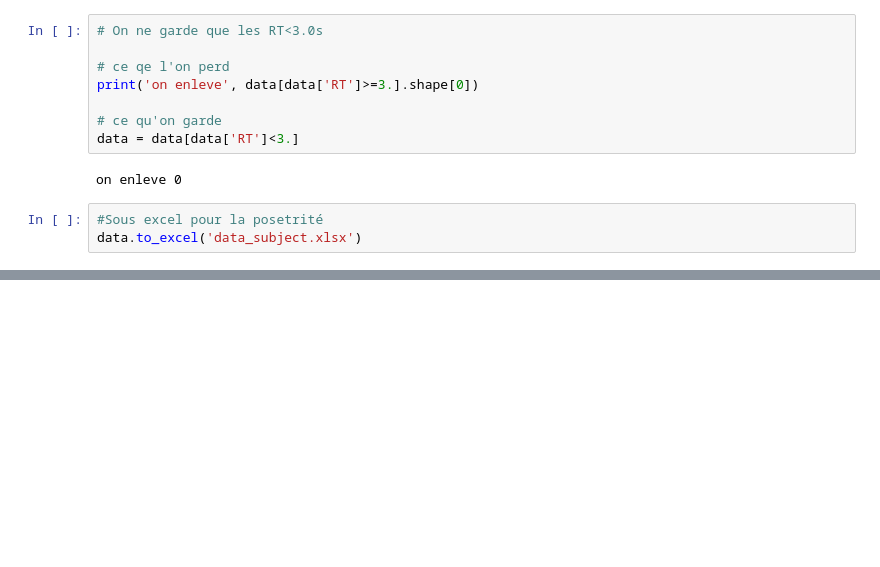
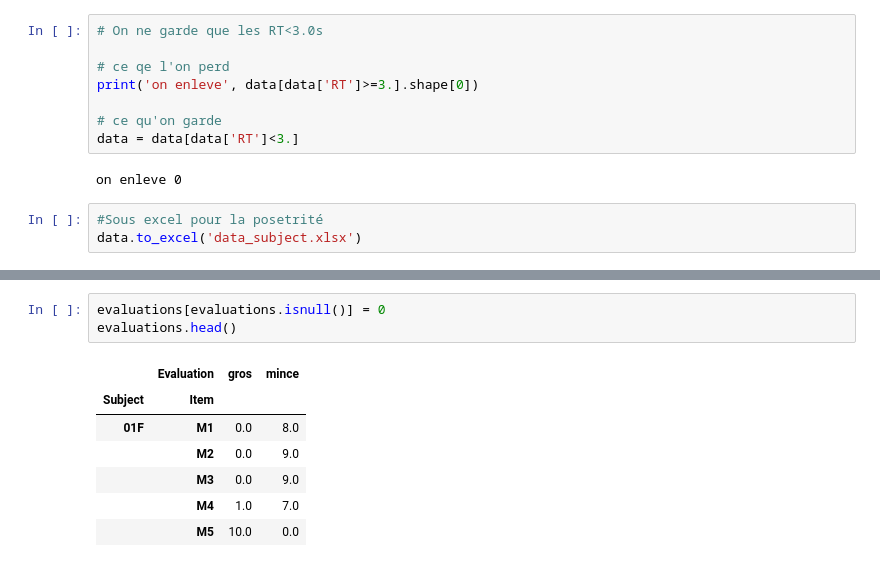
Before and after one commit to Lx37/formation_python_nsco_2017, a Jupyter notebook: NB_sans_reponses/exo_final.ipynb, the cells around one changed output, grey strips where cells are left out. Cells and saved outputs as stored; diff of their text form; blank space fills up the shorter version.

```diff
--- a/NB_sans_reponses/exo_final.ipynb
+++ b/NB_sans_reponses/exo_final.ipynb
@@ -192,0 +219,11 @@ data.to_excel('data_subject.xlsx')
+# %%
+evaluations[evaluations.isnull()] = 0
+evaluations.head()
+# %% [output]
+|  | Evaluation | gros | mince |
+| Subject | Item |  |  |
+| 01F | M1 | 0.0 | 8.0 |
+|  | M2 | 0.0 | 9.0 |
+|  | M3 | 0.0 | 9.0 |
+|  | M4 | 1.0 | 7.0 |
+|  | M5 | 10.0 | 0.0 |
```
Also changed, not shown: parts of 4 cells of this notebook.
